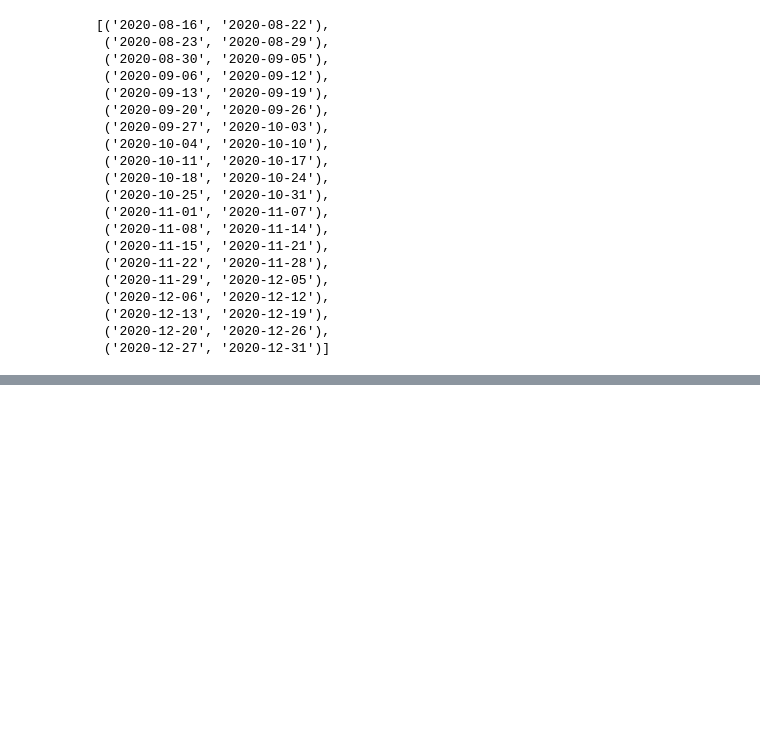
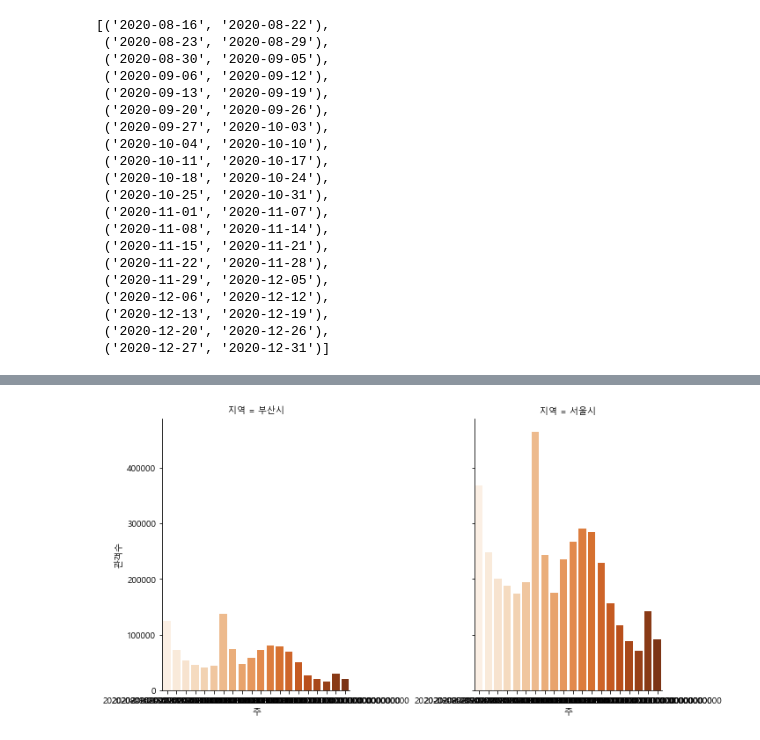
Before and after one commit to vvspearlvvs/MultiCampus_Project, a Jupyter notebook: 데이터_분석/data_영화_week/지역별 영화데이터_전처리_2020.ipynb, the cells around one changed output, grey strips where cells are left out. Drawn from its saved outputs; the diff is of its cells as text; code cells hidden in the pictures; blank space fills up the shorter version.

```diff
--- a/데이터_분석/data_영화_week/지역별 영화데이터_전처리_2020.ipynb
+++ b/데이터_분석/data_영화_week/지역별 영화데이터_전처리_2020.ipynb
@@ -176,0 +238,5 @@ busan_movie.to_csv("../result_2020/busan_movie_2020.csv",encoding="utf-8-sig")
+# %%
+sns.catplot(data = movie_all2, x = '주', y = '관객수', col = '지역', kind = 'bar',
+        palette = 'Oranges', legend_out = False);
+# %% [output]
+[figure, added]
```
Also changed, not shown: parts of 17 cells of this notebook, 2 other files.
